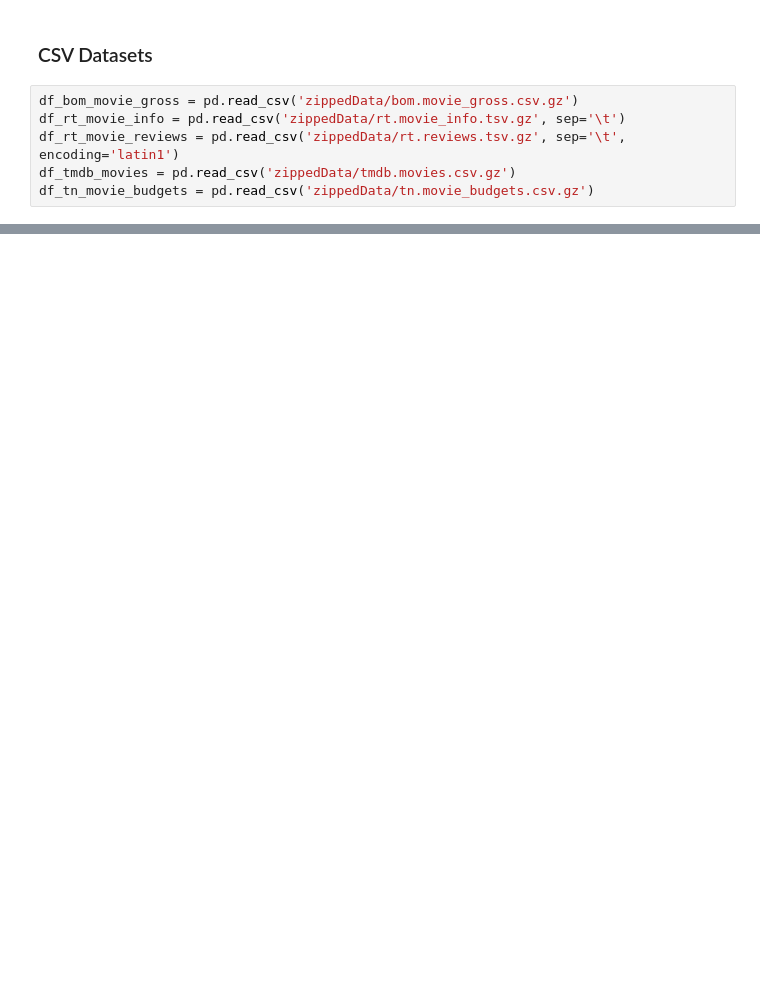
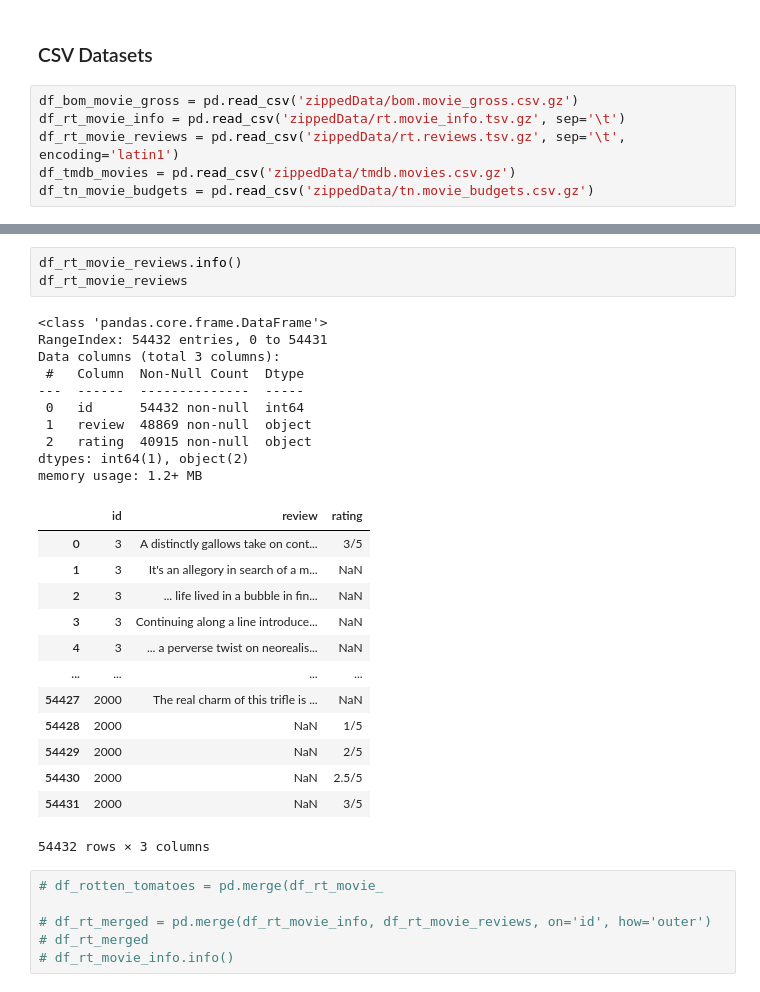
Before and after one commit to mrhussaink7/new-films-movie-data, a Jupyter notebook: index.ipynb, the cells around one changed output, grey strips where cells are left out. Cells and saved outputs as stored; diff of their text form; blank space fills up the shorter version.

```diff
--- a/index.ipynb
+++ b/index.ipynb
@@ -335,0 +356,33 @@ df_rt_movie_info['revenue'].dropna()
+# %%
+df_rt_movie_reviews.info()
+df_rt_movie_reviews
+# %% [output]
+<class 'pandas.core.frame.DataFrame'>
+RangeIndex: 54432 entries, 0 to 54431
+Data columns (total 3 columns):
+ #   Column  Non-Null Count  Dtype
+---  ------  --------------  -----
+ 0   id      54432 non-null  int64
+ 1   review  48869 non-null  object
+ 2   rating  40915 non-null  object
+dtypes: int64(1), object(2)
+memory usage: 1.2+ MB
+|  | id | review | rating |
+| 0 | 3 | A distinctly gallows take on cont... | 3/5 |
+| 1 | 3 | It's an allegory in search of a m... | NaN |
+| 2 | 3 | ... life lived in a bubble in fin... | NaN |
+| 3 | 3 | Continuing along a line introduce... | NaN |
+| 4 | 3 | ... a perverse twist on neorealis... | NaN |
+| ... | ... | ... | ... |
+| 54427 | 2000 | The real charm of this trifle is ... | NaN |
+| 54428 | 2000 | NaN | 1/5 |
+| 54429 | 2000 | NaN | 2/5 |
+| 54430 | 2000 | NaN | 2.5/5 |
+| 54431 | 2000 | NaN | 3/5 |
+54432 rows × 3 columns
+# %%
+# df_rotten_tomatoes = pd.merge(df_rt_movie_
+
+# df_rt_merged = pd.merge(df_rt_movie_info, df_rt_movie_reviews, on='id', how='outer')
+# df_rt_merged
+# df_rt_movie_info.info()
```
Also changed, not shown: parts of 70 cells of this notebook.
